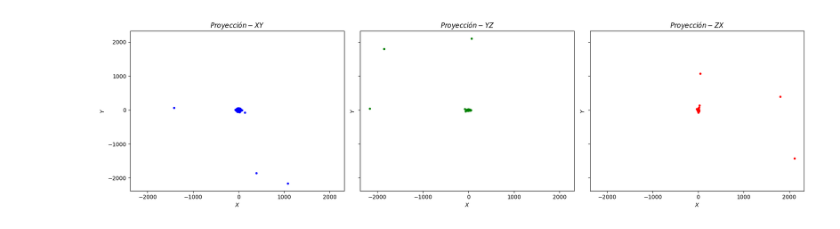
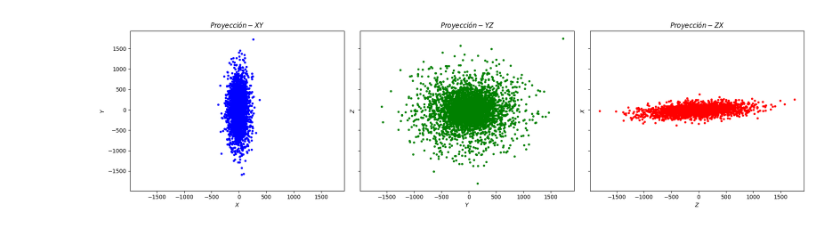
Before and after one commit to sperezp23/Analizador_de_Galaxias, a Jupyter notebook: Ensayos.ipynb, the cells around one changed output. Saved outputs shown, nothing was run; the diff lists cells and outputs as text; code cells hidden in the pictures.

```diff
--- a/Ensayos.ipynb
+++ b/Ensayos.ipynb
@@ -16,10 +16,9 @@ def leer_gadget2_por_tipo(path_del_archivo):
         numero_de_particulas = struct.unpack("6I", header_bytes[0:24])
         masas_del_header = struct.unpack("6d", header_bytes[24:72])  # masas por tipo_de_particula si son iguales
         total_de_particulas = sum(numero_de_particulas)
-
         tipos_presentes = [i for i, n in enumerate(numero_de_particulas) if n > 0]
 
-        print(f"Tipos presentes: total de particulas\n {list(zip(tipos_presentes,numero_de_particulas))}")
+        print(f"Tipos presentes: total de particulas: {list(zip(tipos_presentes, numero_de_particulas))}")
         print(f"Total de partículas: {total_de_particulas:,}")
 
         # Leer POS
@@ -78,7 +77,7 @@ def leer_gadget2_por_tipo(path_del_archivo):
             "z": posicion[:, 2],
             "v_x": velocidad[:, 0],
             "v_y": velocidad[:, 1],
-            "v_z": velocidad[:, 2],
+            "v_z": velocidad[:, 2]
         }
 
         if masa is not None:
@@ -157,31 +171,31 @@ rotar_galaxia(bulbo_df)
 # %%
 def graficar_proyecciones(base_de_datos, x, y, z):
 
     # Creamos una figura con 3 subplots en una sola fila (1 fila, 3 columnas)
     fig, axs = plt.subplots(1, 3, figsize=(18, 5), sharex=True, sharey=True)  # Ancho x alto en pulgadas
 
     # Primer gráfico: masa vs radio
     axs[0].scatter(base_de_datos[x], base_de_datos[y], color='blue', marker= '.')
     axs[0].set_title(r'$Proyección-XY$')
     axs[0].set_xlabel(r'$X$')
     axs[0].set_ylabel(r'$Y$')
 
     # Segundo gráfico
     axs[1].scatter(base_de_datos[y], base_de_datos[z], color='green', marker= '.')
     axs[1].set_title(r'$Proyección-YZ$')
-    axs[1].set_xlabel(r'$X$')
-    axs[1].set_ylabel(r'$Y$')
+    axs[1].set_xlabel(r'$Y$')
+    axs[1].set_ylabel(r'$Z$')
 
     # Tercer gráfico
     axs[2].scatter(base_de_datos[z], base_de_datos[x], color='red', marker= '.')
     axs[2].set_title(r'$Proyección-ZX$')
-    axs[2].set_xlabel(r'$X$')
-    axs[2].set_ylabel(r'$Y$')
+    axs[2].set_xlabel(r'$Z$')
+    axs[2].set_ylabel(r'$X$')
 
     # Ajustar los espacios entre los subplots para evitar superposición
     plt.tight_layout()
     plt.show()
 
-graficar_proyecciones(disco_df, 'x0', 'y0', 'z0')
+graficar_proyecciones(bulbo_df, 'x_f', 'y_f', 'z_f')
 # %% [output]
-[figure, old version]
+[figure, new version]
```
Also changed, not shown: parts of 3 cells of this notebook.
